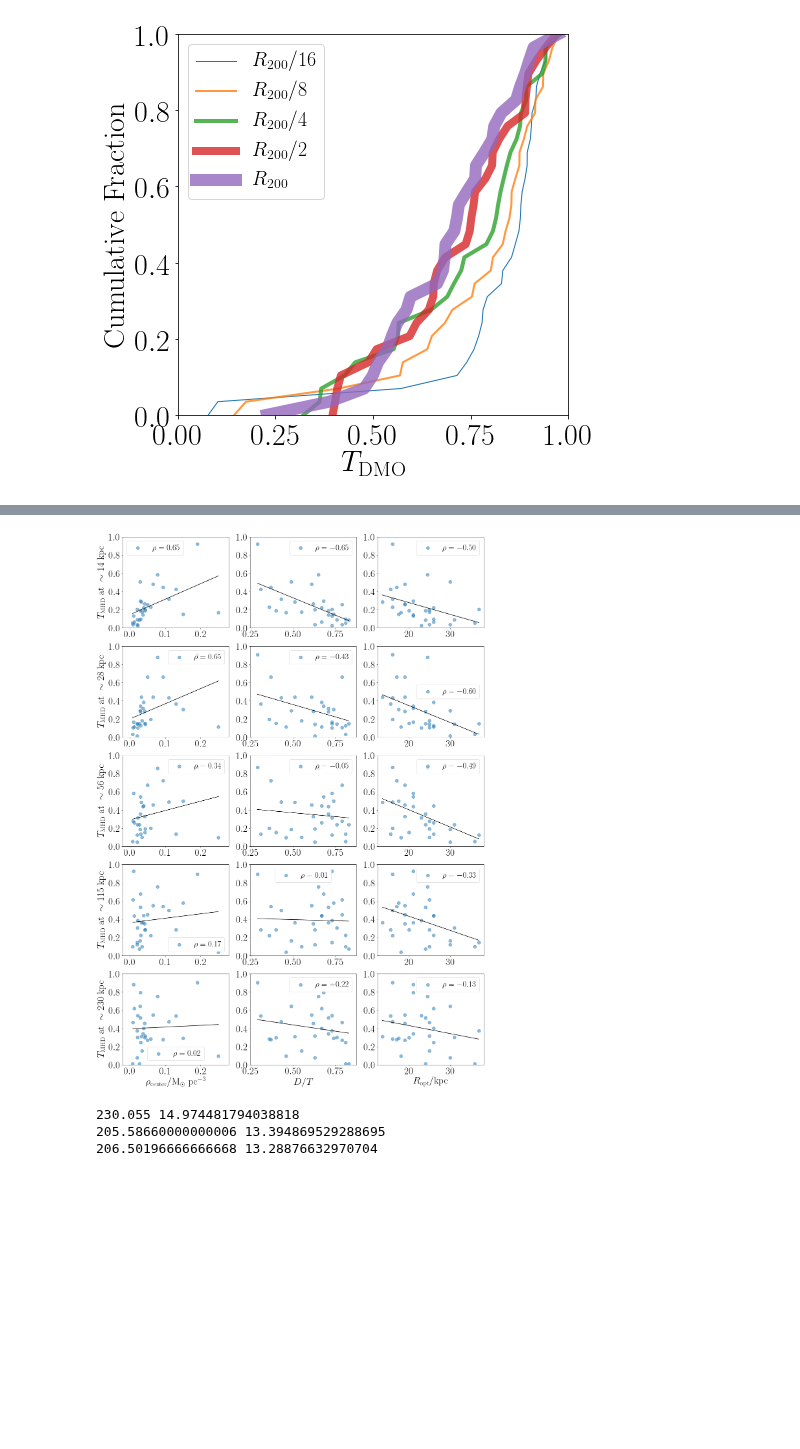
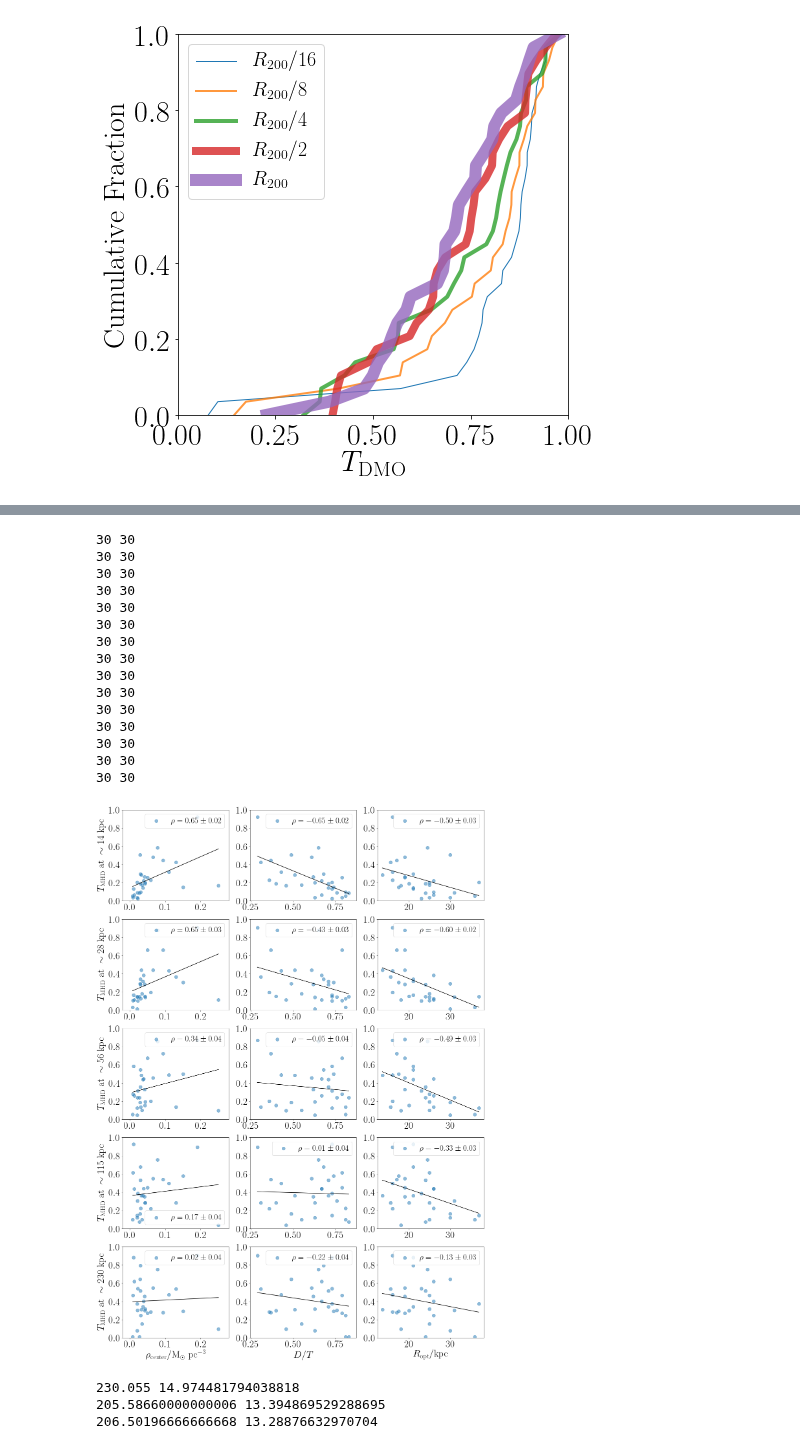
Before and after one commit to jdprada1760/Paper_Halo_shapes, a Jupyter notebook: Code/Triaxial_Plane.ipynb, the cells around one changed output, grey strips where cells are left out. Drawn from its saved outputs; the diff is of its cells as text; code cells hidden in the pictures; blank space fills up the shorter version.

```diff
--- a/Code/Triaxial_Plane.ipynb
+++ b/Code/Triaxial_Plane.ipynb
@@ -411,0 +440,4 @@ delta_T = (T_MHD-T_DM)
+# %%
+for i in range(30):
+    print('Au-{:d} & {:.2f} & {:.2f} & {:.2f} & {:.2f} & {:.2f} & {:.2f} & {:.2f} & {:.2f} & {:.2f} & {:.2f}\\\\'.format(i+1,
+         ba_DM[i,0], ca_DM[i,0], ba_DM[i,1], ca_DM[i,1], ba_DM[i,2], ca_DM[i,2], ba_DM[i,3], ca_DM[i,3], ba_DM[i,4], ca_DM[i,4]))
@@ -479,8 +535,3 @@ main_props['f_acc'] = disk_properties[:,11]
 main_props['bulge_age'] = age_stars[:,2]
 main_props['disc_age'] = age_stars[:,1]
 main_props['halo_age'] = age_dark_matter[:,1]
-# %%
-i_radius = 4
-plt.plot(T_data[:,i_radius])
-print(T_data[:,i_radius])
-# Highest triaxility comes from halos 4 and 11
@@ -494,3 +538,14 @@ print(T_data[:,i_radius])
+# %%
+def my_spearmanr_stats(x_values, y_values):
+    n_points = len(x_values)
+    r_values = np.ones(n_points)
+    for i in range(n_points):
+        new_x = np.delete(x_values, i)
+        new_y = np.delete(y_values, i)
+        r_values[i], p_values = scipy.stats.spearmanr(new_x, b=new_y)
+    print(len(x_values), len(y_values))
+
+    return np.mean(r_values), np.std(r_values)
 # %%
 xlabel = dict()
 xlabel[1] = r"Bulge Age [Gyr]"
@@ -508,8 +563,8 @@ for i_radius in range(5):
         i_plot += 1
         plt.subplot(5,3,i_plot)
         slope, intercept, r_value, p_value, std_err = scipy.stats.linregress(main_props[prop], T_data[:,i_radius])
-        r_value, p_values = scipy.stats.spearmanr(main_props[prop], b=T_data[:,i_radius])
-        plt.scatter(main_props[prop], T_data[:,i_radius],label=r'$\rho = {:.2f}$'.format(r_value), s=100, alpha=0.5)
+        r_value, sigma_r_value = my_spearmanr_stats(main_props[prop], T_data[:,i_radius])
+        plt.scatter(main_props[prop], T_data[:,i_radius],label=r'$\rho = {:.2f}\pm{:.2f}$'.format(r_value, sigma_r_value), s=100, alpha=0.5)
         x = np.linspace(main_props[prop].min(), main_props[prop].max(), 20)
         y = slope*x + intercept
         plt.plot(x, y, color='black')
@@ -548,37 +618,52 @@ i_plot = 0
 T_data = T_MHD.copy()
 plt.figure(figsize=(20,30))
 for i_radius in range(5):
     for i_prop, prop in enumerate(['rho_gas', 'D/T', 'R_opt']):
         i_plot += 1
         plt.subplot(5,3,i_plot)
         slope, intercept, r_value, p_value, std_err = scipy.stats.linregress(main_props[prop], T_data[:,i_radius])
-        r_value, p_values = scipy.stats.spearmanr(main_props[prop], b=T_data[:,i_radius])
-        plt.scatter(main_props[prop], T_data[:,i_radius],label=r'$\rho = {:.2f}$'.format(r_value), s=100, alpha=0.5)
+        r_value, sigma_r_value = my_spearmanr_stats(main_props[prop], T_data[:,i_radius])
+        plt.scatter(main_props[prop], T_data[:,i_radius],label=r'$\rho = {:.2f}\pm{:.2f}$'.format(r_value, sigma_r_value), s=100, alpha=0.5)
         x = np.linspace(main_props[prop].min(), main_props[prop].max(), 20)
         y = slope*x + intercept
         plt.plot(x, y, color='black')
 
         plt.ylim((0,1))
         plt.yticks(np.linspace(0,1,6))
 
         if i_plot > 12:
             plt.xlabel(xlabel[i_prop+1])
         if i_plot==1:
             plt.ylabel(r"$T_{\rm MHD}\ {\rm at}\ \sim 14\ {\rm kpc}$")
         if i_plot==4:
             plt.ylabel(r"$T_{\rm MHD}\ {\rm at}\ \sim 28\ {\rm kpc}$")
         if i_plot==7:
             plt.ylabel(r"$T_{\rm MHD}\ {\rm at}\ \sim 56\ {\rm kpc}$")
         if i_plot==10:
             plt.ylabel(r"$T_{\rm MHD}\ {\rm at}\ \sim 115\ {\rm kpc}$")
         if i_plot==13:
             plt.ylabel(r"$T_{\rm MHD}\ {\rm at}\ \sim 230\ {\rm kpc}$")
 
         plt.legend(fontsize=25)
 
-plt.savefig('../Document/correlation_T_MHD_disk.pdf', bbox_inches='tight')
+plt.savefig('../Document/correlation_T_MHD_disc.pdf', bbox_inches='tight')
 # %% [output]
+30 30
+30 30
+30 30
+30 30
+30 30
+30 30
+30 30
+30 30
+30 30
+30 30
+30 30
+30 30
+30 30
+30 30
+30 30
-[figure, old version]
+[figure, new version]
 # %%
 print(np.mean(disk_properties[:,2]), np.std(disk_properties[:,2]))
 print(np.mean(Rvir200['MHD']), np.std(Rvir200['MHD']))
```
Also changed, not shown: parts of 7 cells of this notebook, 2 other files.
